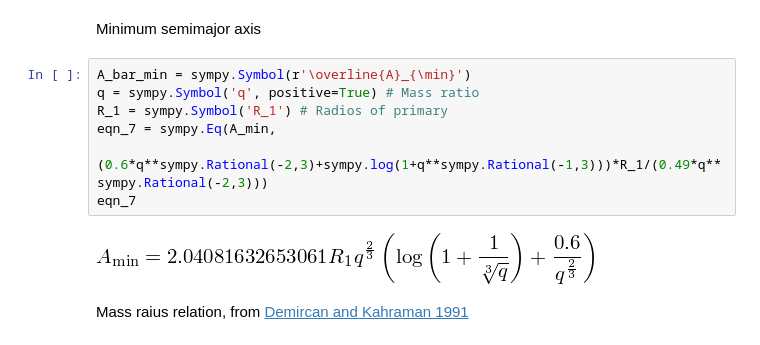
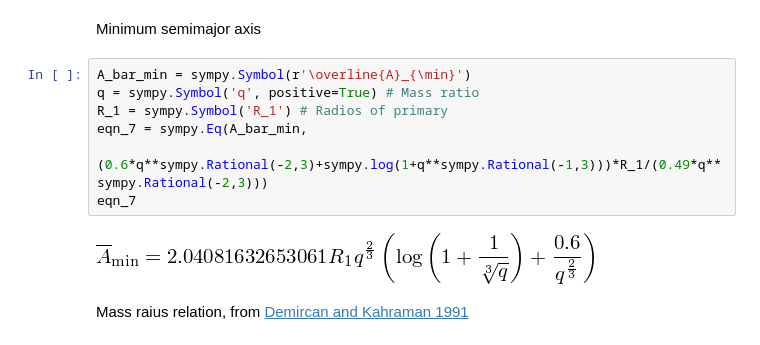
Before and after one commit to bolverk/gaia_black_hole_binaries, a Jupyter notebook: ykbp_model_comparison_to_hipparcos.ipynb, the cells around one changed output. Saved outputs shown, nothing was run; the diff lists cells and outputs as text.

```diff
--- a/ykbp_model_comparison_to_hipparcos.ipynb
+++ b/ykbp_model_comparison_to_hipparcos.ipynb
@@ -163,12 +164,12 @@ Minimum semimajor axis
 # %%
 A_bar_min = sympy.Symbol(r'\overline{A}_{\min}')
 q = sympy.Symbol('q', positive=True) # Mass ratio
 R_1 = sympy.Symbol('R_1') # Radios of primary
-eqn_7 = sympy.Eq(A_min,
+eqn_7 = sympy.Eq(A_bar_min,
                  (0.6*q**sympy.Rational(-2,3)+sympy.log(1+q**sympy.Rational(-1,3)))*R_1/(0.49*q**sympy.Rational(-2,3)))
 eqn_7
 # %% [output]
-[figure, old version]
+[figure, new version]
 # %% [markdown]
 Mass raius relation, from [Demircan and Kahraman 1991](http://adsabs.harvard.edu/abs/1991Ap%26SS.181..313D)
 # %%
```
Also changed, not shown: parts of 9 cells of this notebook.
